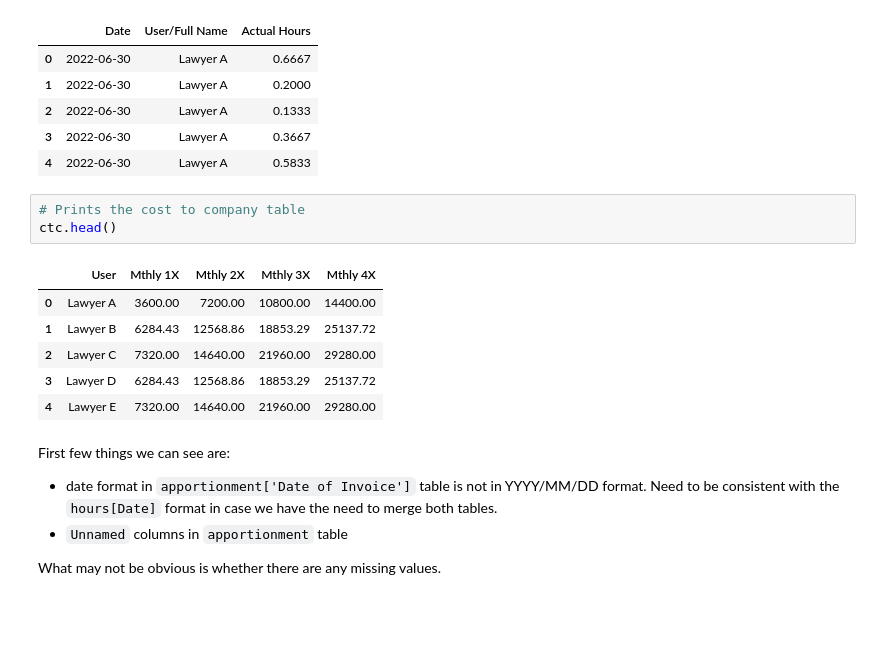
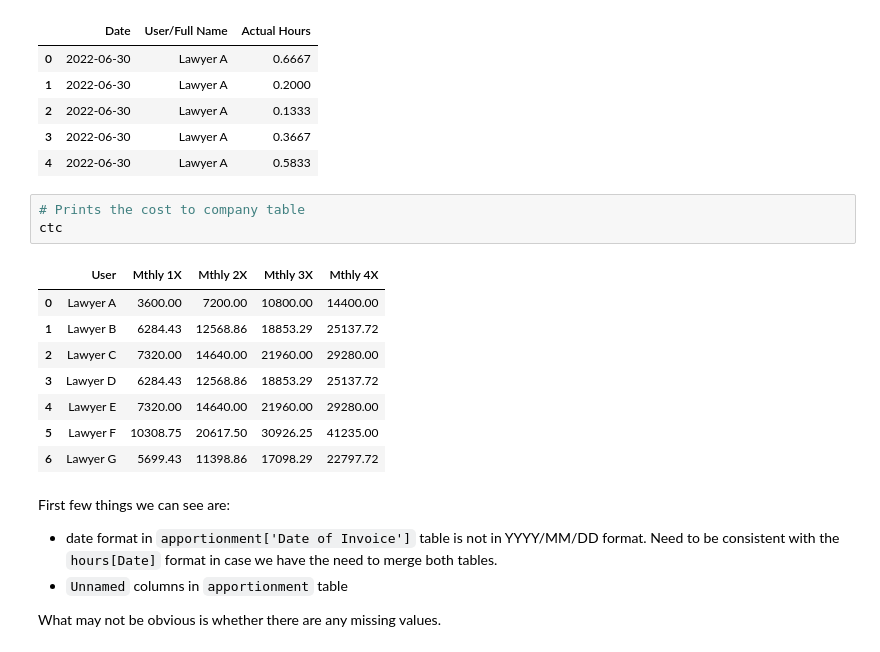
Before and after one commit to snek5/4gia-datachallenge, a Jupyter notebook: 4_gia.ipynb, the cells around one changed output. Drawn from its saved outputs; the diff is of its cells as text; blank space fills up the shorter version.

```diff
--- a/4_gia.ipynb
+++ b/4_gia.ipynb
@@ -67,14 +67,16 @@ hours.head()
 | 4 | 2022-06-30 | Lawyer A | 0.5833 |
 # %%
 # Prints the cost to company table
-ctc.head()
+ctc
 # %% [output]
 |  | User | Mthly 1X | Mthly 2X | Mthly 3X | Mthly 4X |
 | 0 | Lawyer A | 3600.00 | 7200.00 | 10800.00 | 14400.00 |
 | 1 | Lawyer B | 6284.43 | 12568.86 | 18853.29 | 25137.72 |
 | 2 | Lawyer C | 7320.00 | 14640.00 | 21960.00 | 29280.00 |
 | 3 | Lawyer D | 6284.43 | 12568.86 | 18853.29 | 25137.72 |
 | 4 | Lawyer E | 7320.00 | 14640.00 | 21960.00 | 29280.00 |
+| 5 | Lawyer F | 10308.75 | 20617.50 | 30926.25 | 41235.00 |
+| 6 | Lawyer G | 5699.43 | 11398.86 | 17098.29 | 22797.72 |
 # %% [markdown]
 First few things we can see are:
 - date format in `apportionment['Date of Invoice']` table is not in YYYY/MM/DD format. Need to be consistent with the `hours[Date]` format in case we have the need to merge both tables.
```
Also changed, not shown: parts of 5 cells of this notebook, 1 other file.
